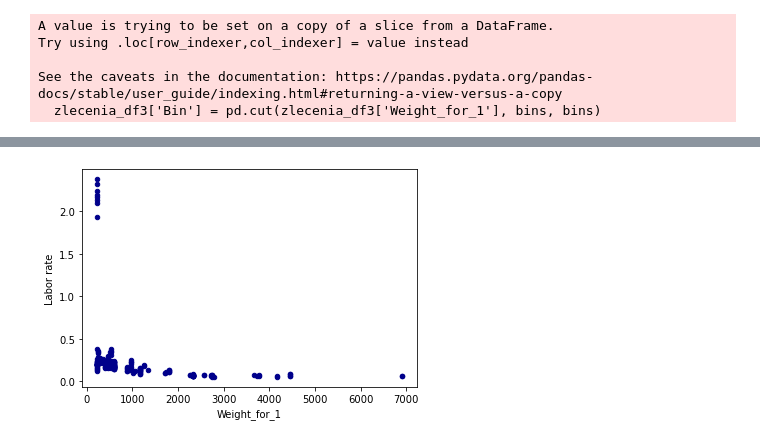
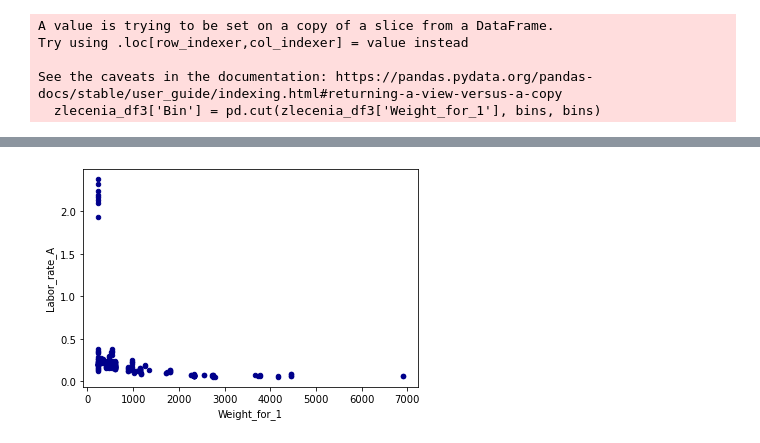
Before and after one commit to wszczawinski/DS_final_project, a Jupyter notebook: Prekalkulacje.ipynb, the cells around one changed output, grey strips where cells are left out. Drawn from its saved outputs; the diff is of its cells as text; code cells hidden in the pictures.

```diff
--- a/Prekalkulacje.ipynb
+++ b/Prekalkulacje.ipynb
@@ -42,12 +41,12 @@ zlecenia_df2
 zlecenia_df2 = pd.merge(zlecenia_df2, godziny_df, how='left', on='No')
 # %%
 #Wyliczenie realnych równoważników zleceń
-zlecenia_df2['Labor rate'] = zlecenia_df2['Wszystkie.wykonane'] / (zlecenia_df2['Weight_for_1'] * zlecenia_df2['Quantity'])
+zlecenia_df2['Labor_rate'] = zlecenia_df2['Wszystkie.wykonane'] / (zlecenia_df2['Weight_for_1'] * zlecenia_df2['Quantity'])
 # %%
-zlecenia_df3 = zlecenia_df2[['Weight_for_1', 'Typ', 'Labor rate']]
+zlecenia_df3 = zlecenia_df2[['Weight_for_1', 'Typ', 'Labor_rate']]
 # %%
 #Jak zorbić buckety na 500kg i z tego średnie na etapach
-bins = [*range(0, 10000, 500)]
+bins = [*range(0, 13000, 500)]
 zlecenia_df3['Bin'] = pd.cut(zlecenia_df3['Weight_for_1'], bins, bins)
 # %% [output]
 A value is trying to be set on a copy of a slice from a DataFrame.
@@ -56,13 +55,13 @@ Try using .loc[row_indexer,col_indexer] = value instead
 See the caveats in the documentation: https://pandas.pydata.org/pandas-docs/stable/user_guide/indexing.html#returning-a-view-versus-a-copy
   zlecenia_df3['Bin'] = pd.cut(zlecenia_df3['Weight_for_1'], bins, bins)
 # %%
-typ_A = zlecenia_df3.loc[zlecenia_df2['Typ'].isin(['A'])].sort_values(by=['Labor rate'])
-typ_B = zlecenia_df3.loc[zlecenia_df2['Typ'].isin(['B'])].sort_values(by=['Labor rate'])
-typ_C = zlecenia_df3.loc[zlecenia_df2['Typ'].isin(['C'])].sort_values(by=['Labor rate'])
+typ_A = zlecenia_df3.loc[zlecenia_df2['Typ'].isin(['A'])].sort_values(by=['Labor_rate']).rename(columns = {'Labor_rate': 'Labor_rate_A'}, inplace = False)
+typ_B = zlecenia_df3.loc[zlecenia_df2['Typ'].isin(['B'])].sort_values(by=['Labor_rate']).rename(columns = {'Labor_rate': 'Labor_rate_B'}, inplace = False)
+typ_C = zlecenia_df3.loc[zlecenia_df2['Typ'].isin(['C'])].sort_values(by=['Labor_rate']).rename(columns = {'Labor_rate': 'Labor_rate_C'}, inplace = False)
 # %%
 #Typ_A
 typ_A_plot = typ_A.plot.scatter(x='Weight_for_1',
-                      y='Labor rate',
+                      y='Labor_rate_A',
                       c='DarkBlue')
 
 typ_A_mean = typ_A.groupby(['Bin']).mean()
@@ -89,3 +88,3 @@ Bin
-[figure, old version]
+[figure, new version]
 # %%
 typ_B_plot = typ_B.plot.scatter(x='Weight_for_1',
```
Also changed, not shown: parts of 9 cells of this notebook.
